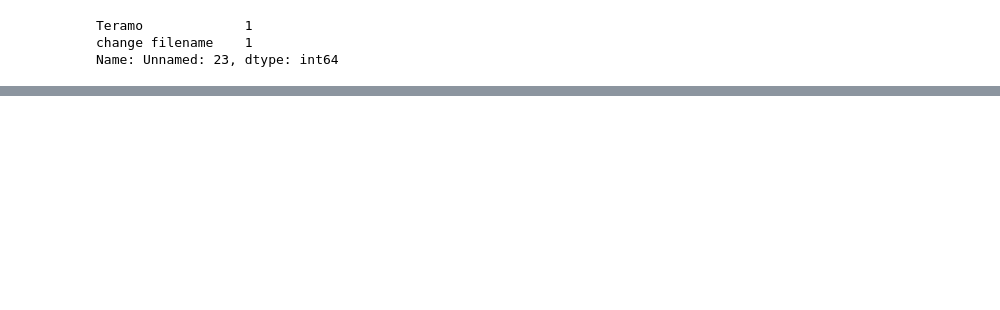
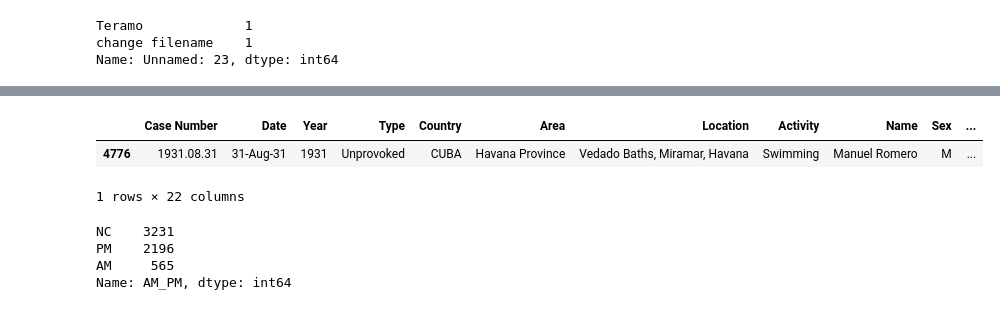
Before and after one commit to sandrineh/data-labs, a Jupyter notebook: module-1/pandas-project/your-code/Main.ipynb, the cells around one changed output, grey strips where cells are left out. Cells and saved outputs as stored; diff of their text form; code cells hidden in the pictures; blank space fills up the shorter version.

```diff
--- a/module-1/pandas-project/your-code/Main.ipynb
+++ b/module-1/pandas-project/your-code/Main.ipynb
@@ -548,0 +549,6 @@ Nightfall
+# %%
+df.loc[df['Time'].str.contains(r'FATAL+')]
+# %% [output]
+|  | Case Number | Date | Year | Type | Country | Area | Location | Activity | Name | Sex | ... |
+| 4776 | 1931.08.31 | 31-Aug-31 | 1931 | Unprovoked | CUBA | Havana Province | Vedado Baths, Miramar, Havana | Swimming | Manuel Romero | M | ... |
+1 rows × 22 columns
@@ -548,0 +557,7 @@ Nightfall
+# %%
+df['AM_PM'].value_counts()
+# %% [output]
+NC    3231
+PM    2196
+AM     565
+Name: AM_PM, dtype: int64
```
Also changed, not shown: parts of 31 cells of this notebook, 1 other file.
